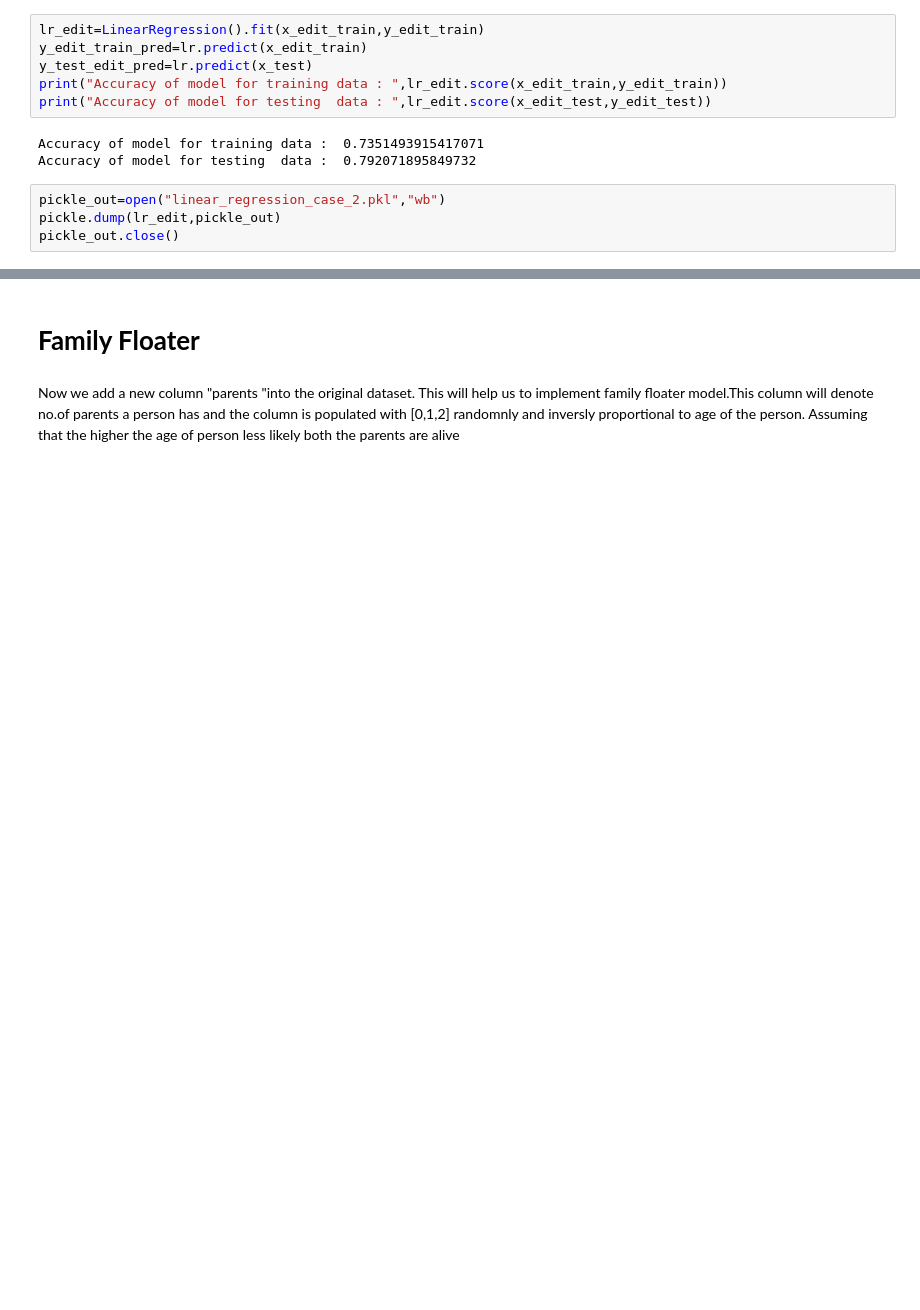
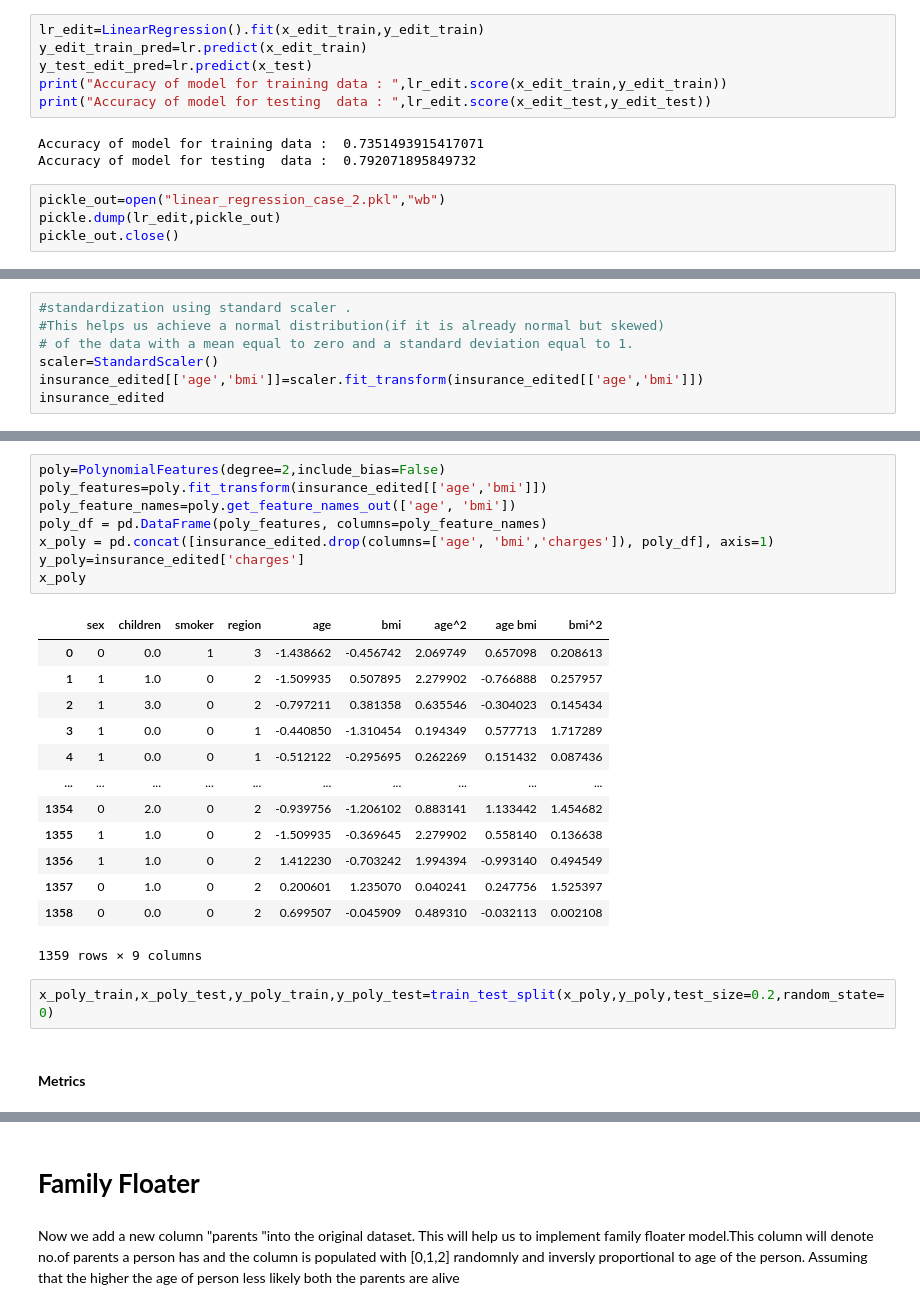
Before and after one commit to BhaveshDwaram/Minor-project, a Jupyter notebook: Medical Insurance Cost Prediction.ipynb, the cells around one changed output, grey strips where cells are left out. Saved outputs shown, nothing was run; the diff lists cells and outputs as text; blank space fills up the shorter version.

Commit message:
polynomial regression

```diff
--- a/Medical Insurance Cost Prediction.ipynb
+++ b/Medical Insurance Cost Prediction.ipynb
@@ -779,0 +746,7 @@ pickle_out.close()
+# %%
+#standardization using standard scaler .
+#This helps us achieve a normal distribution(if it is already normal but skewed)
+# of the data with a mean equal to zero and a standard deviation equal to 1.
+scaler=StandardScaler()
+insurance_edited[['age','bmi']]=scaler.fit_transform(insurance_edited[['age','bmi']])
+insurance_edited
@@ -779,0 +767,26 @@ pickle_out.close()
+# %%
+poly=PolynomialFeatures(degree=2,include_bias=False)
+poly_features=poly.fit_transform(insurance_edited[['age','bmi']])
+poly_feature_names=poly.get_feature_names_out(['age', 'bmi'])
+poly_df = pd.DataFrame(poly_features, columns=poly_feature_names)
+x_poly = pd.concat([insurance_edited.drop(columns=['age', 'bmi','charges']), poly_df], axis=1)
+y_poly=insurance_edited['charges']
+x_poly
+# %% [output]
+|  | sex | children | smoker | region | age | bmi | age^2 | age bmi | bmi^2 |
+| 0 | 0 | 0.0 | 1 | 3 | -1.438662 | -0.456742 | 2.069749 | 0.657098 | 0.208613 |
+| 1 | 1 | 1.0 | 0 | 2 | -1.509935 | 0.507895 | 2.279902 | -0.766888 | 0.257957 |
+| 2 | 1 | 3.0 | 0 | 2 | -0.797211 | 0.381358 | 0.635546 | -0.304023 | 0.145434 |
+| 3 | 1 | 0.0 | 0 | 1 | -0.440850 | -1.310454 | 0.194349 | 0.577713 | 1.717289 |
+| 4 | 1 | 0.0 | 0 | 1 | -0.512122 | -0.295695 | 0.262269 | 0.151432 | 0.087436 |
+| ... | ... | ... | ... | ... | ... | ... | ... | ... | ... |
+| 1354 | 0 | 2.0 | 0 | 2 | -0.939756 | -1.206102 | 0.883141 | 1.133442 | 1.454682 |
+| 1355 | 1 | 1.0 | 0 | 2 | -1.509935 | -0.369645 | 2.279902 | 0.558140 | 0.136638 |
+| 1356 | 1 | 1.0 | 0 | 2 | 1.412230 | -0.703242 | 1.994394 | -0.993140 | 0.494549 |
+| 1357 | 0 | 1.0 | 0 | 2 | 0.200601 | 1.235070 | 0.040241 | 0.247756 | 1.525397 |
+| 1358 | 0 | 0.0 | 0 | 2 | 0.699507 | -0.045909 | 0.489310 | -0.032113 | 0.002108 |
+1359 rows × 9 columns
+# %%
+x_poly_train,x_poly_test,y_poly_train,y_poly_test=train_test_split(x_poly,y_poly,test_size=0.2,random_state=0)
+# %% [markdown]
+#### **Metrics**
```
Also changed, not shown: parts of 18 cells of this notebook, 3 other files.
